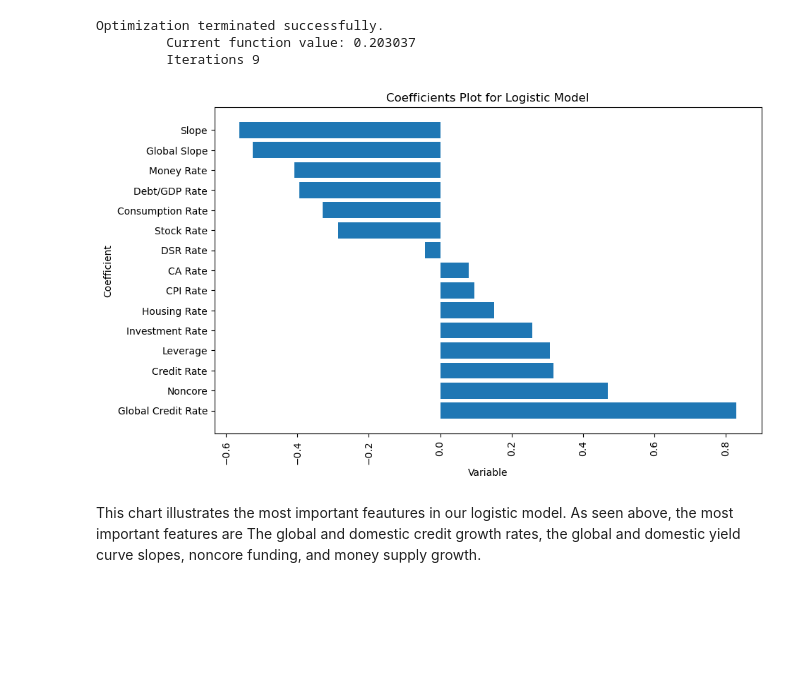
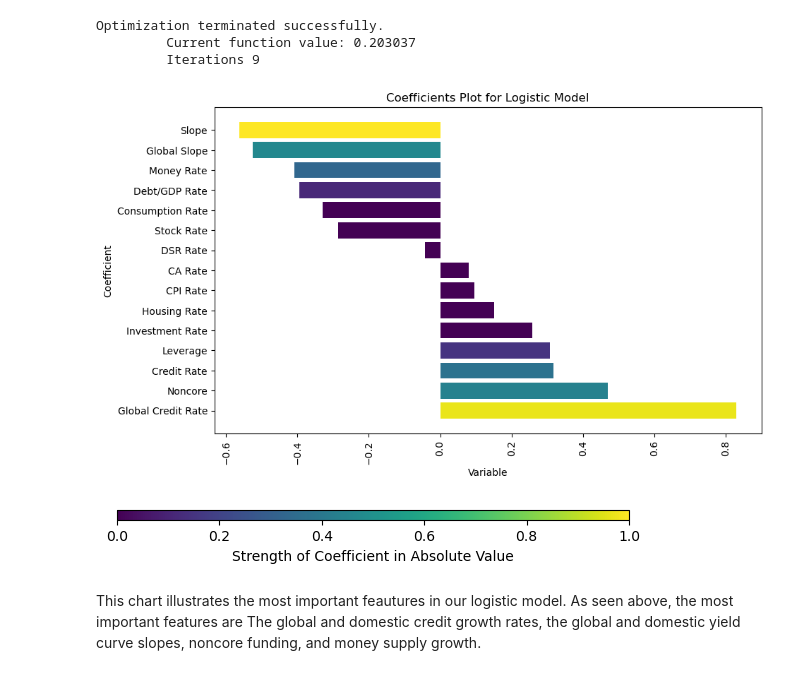
Before and after one commit to stenberg13/financial_crisis_prediction, a Jupyter notebook: Big_Data_Project_NEW.ipynb, the cells around one changed output. Drawn from its saved outputs; the diff is of its cells as text; code cells hidden in the pictures; blank space fills up the shorter version.

```diff
--- a/Big_Data_Project_NEW.ipynb
+++ b/Big_Data_Project_NEW.ipynb
@@ -202,21 +202,29 @@ Optimization terminated successfully.
 # %%
 coefficients = result.params
 coefficients = coefficients.drop(['intercept'])
 coef_names = coefficients.index
 
 sorted_coefficients = sorted(zip(coefficients, coef_names), reverse=True)
 sorted_coefficients, sorted_coef_names = zip(*sorted_coefficients)
 
+cmap = plt.cm.viridis
 
 plt.figure(figsize=(10, 6))
-plt.barh(sorted_coef_names, sorted_coefficients)
+plt.barh(sorted_coef_names, sorted_coefficients, color=cmap(abs(coeff_lasso) / max(abs(coeff_lasso))))
+
 plt.xlabel('Variable')
 plt.ylabel('Coefficient')
 plt.title('Coefficients Plot for Logistic Model')
 plt.xticks(rotation=90)
 plt.show()
+
+# Create a separate axis for the color bar at the bottom
+cbar_ax = plt.axes([.1, 0.01, 0.8, 0.02])  # Adjust the position and size of the color bar axis
+cbar = plt.colorbar(plt.cm.ScalarMappable(cmap=cmap), cax=cbar_ax, orientation='horizontal')
+cbar.set_label('Strength of Coefficient in Absolute Value')
 # %% [output]
-[figure, old version]
+[figure, new version]
+[figure, added]
 # %% [markdown]
 This chart illustrates the most important feautures in our logistic model. As seen above, the most important features are The global and domestic credit growth rates, the global and domestic yield curve slopes, noncore funding, and money supply growth.
 # %% [markdown]
```
